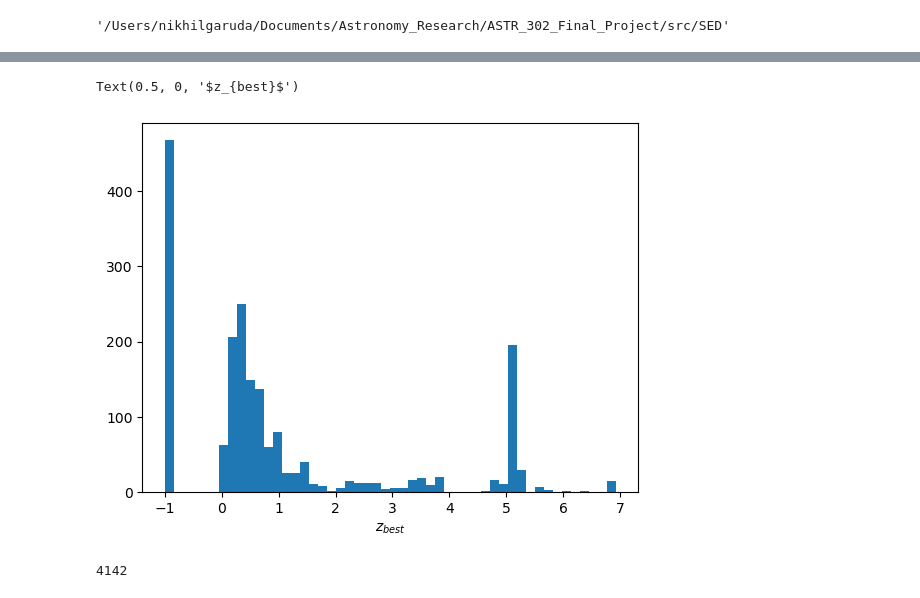
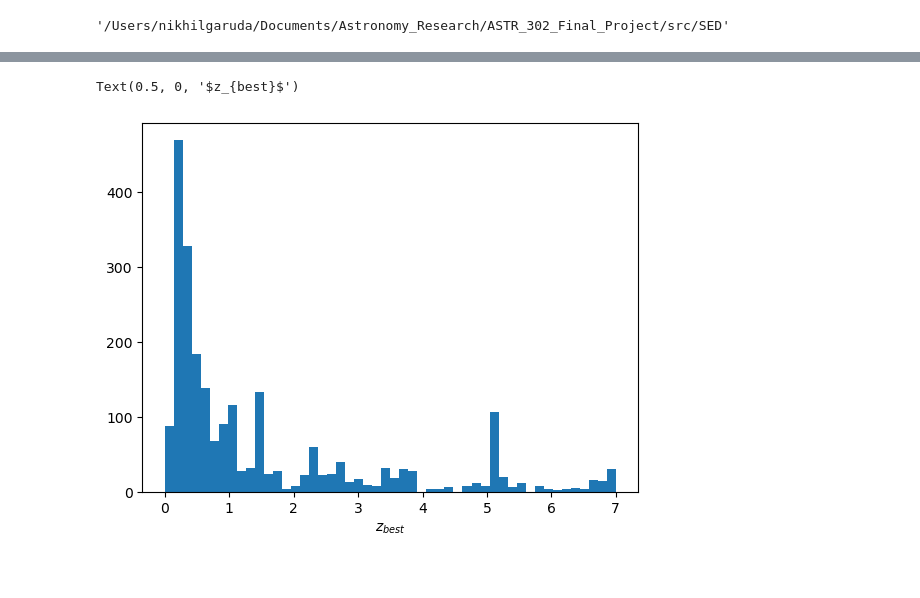
Before and after one commit to Nikhil0504/ASTR_302_Final_Project, a Jupyter notebook: src/SED/eazypy.ipynb, the cells around one changed output, grey strips where cells are left out. Drawn from its saved outputs; the diff is of its cells as text; code cells hidden in the pictures.

Commit message:
new eazy runs and color color plots

```diff
--- a/src/SED/eazypy.ipynb
+++ b/src/SED/eazypy.ipynb
@@ -99,12 +99,8 @@ WARNING: VerifyWarning: Keyword name 'ZML_WITH_PRIOR' is greater than 8 characte
 WARNING: VerifyWarning: Keyword name 'ZML_WITH_BETA_PRIOR' is greater than 8 characters or contains characters not allowed by the FITS standard; a HIERARCH card will be created. [astropy.io.fits.card]
 # %%
 import matplotlib.pyplot as plt
-plt.hist(ez.zbest, bins=50)
+plt.hist(ez.zbest, bins=50, range=(0, 7))
 plt.xlabel(r'$z_{best}$')
 # %% [output]
 Text(0.5, 0, '$z_{best}$')
-[figure, old version]
+[figure, new version]
-# %%
-ez.OBJID[4141]
-# %% [output]
-4142
```
Also changed, not shown: parts of 5 cells of this notebook, 2 other files.
